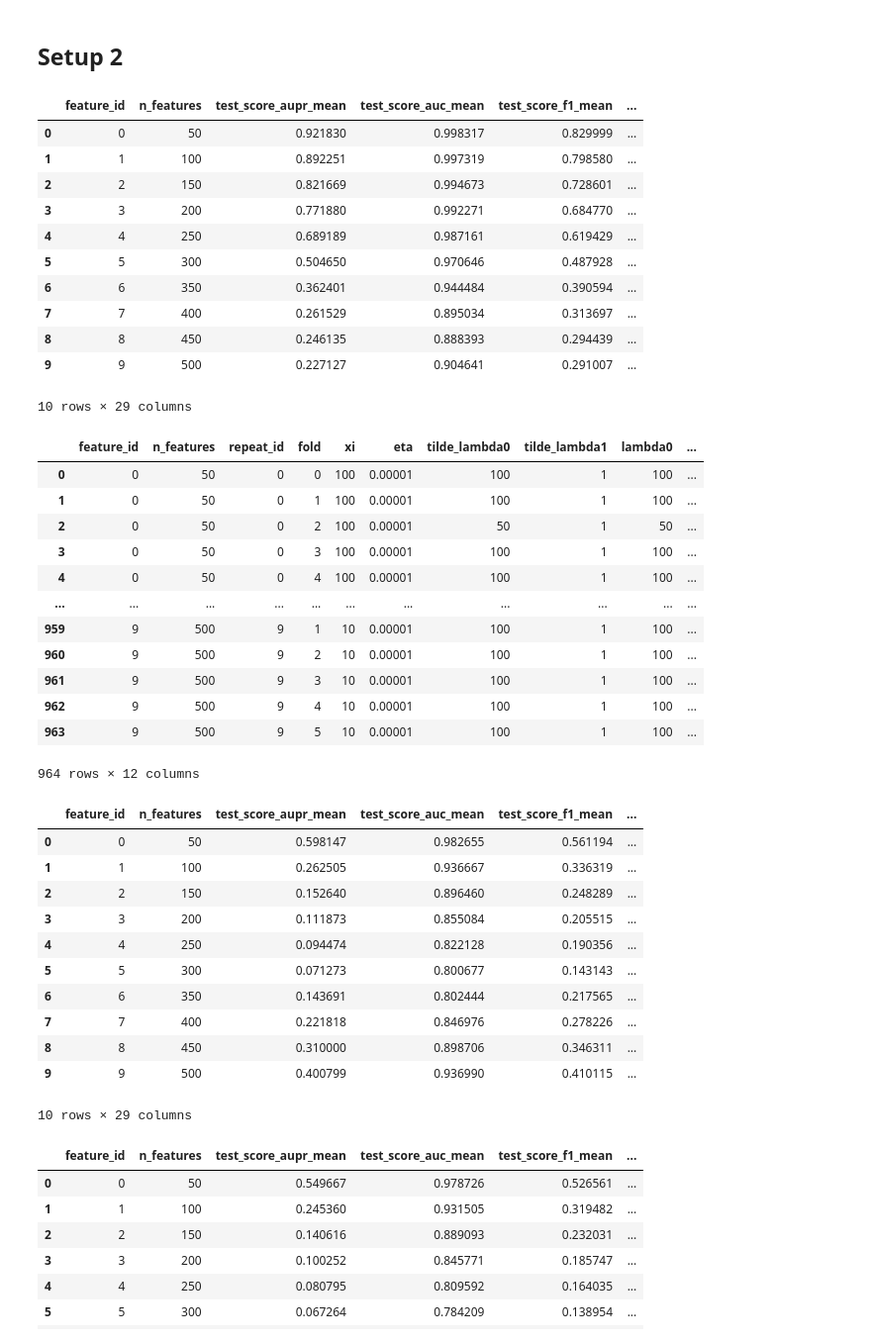
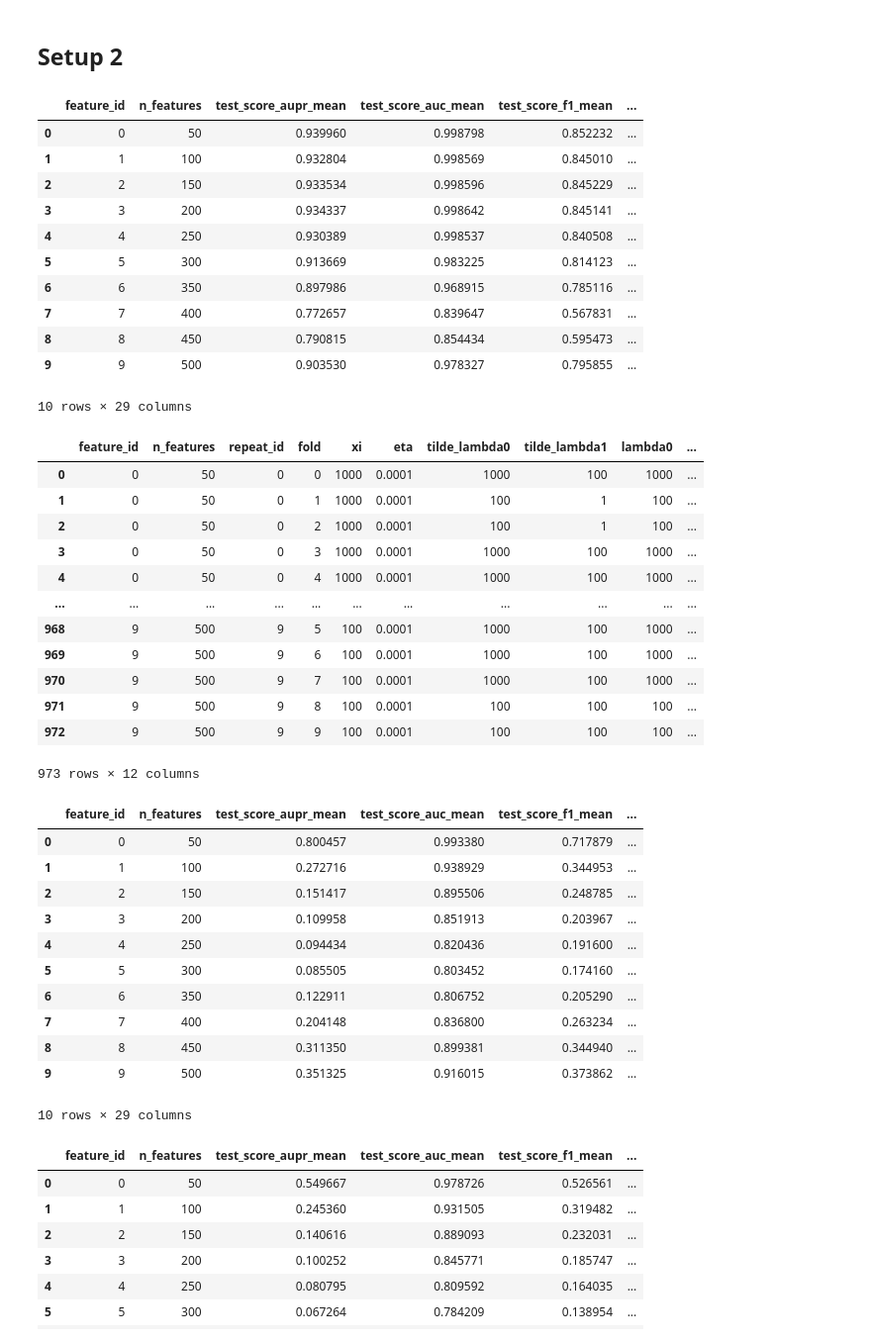
Before and after one commit to Sijianf/BVSIMC, a Jupyter notebook: scripts/simulations/cv_summary.ipynb, the cells around one changed output. Shown at 99% size. Saved outputs shown, nothing was run; the diff lists cells and outputs as text; code cells hidden in the pictures.

```diff
--- a/scripts/simulations/cv_summary.ipynb
+++ b/scripts/simulations/cv_summary.ipynb
@@ -846,6 +846,8 @@ HYPERPARAM_COLS = {
     "sgimc":  ["C_lasso", "C_group", "C_ridge", "rank"],
     "imc":    ["C_lasso", "C_group", "C_ridge", "lamb", "rank"],
     "drimc":  ["lamU", "lamV", "cc", "iterpara", "numLat"],
+    "nrlmf":  ["c", "K1", "K2", "r", "lambda_d", "lambda_t",
+               "alpha", "beta", "theta", "max_iter"],
 }
 
 
@@ -1043,40 +1045,40 @@ PATH_OUTPUT = os.path.join(PATH_ROOT, "outputs/results/simulations/masked_ones")
 # %%
 res_b = summarize_method(
     output_dir  = PATH_OUTPUT,
     method_name = "bissgl",
-    val_metric  = "auc",
-    filters     = {"xi": 100},
+    val_metric  = "f1",
+    # filters     = {"xi": 100},
 )
 res_b["final"]
 # %% [output]
 |  | feature_id | n_features | test_score_aupr_mean | test_score_auc_mean | test_score_f1_mean | ... |
-| 0 | 0 | 50 | 0.921830 | 0.998317 | 0.829999 | ... |
-| 1 | 1 | 100 | 0.892251 | 0.997319 | 0.798580 | ... |
-| 2 | 2 | 150 | 0.821669 | 0.994673 | 0.728601 | ... |
-| 3 | 3 | 200 | 0.771880 | 0.992271 | 0.684770 | ... |
-| 4 | 4 | 250 | 0.689189 | 0.987161 | 0.619429 | ... |
-| 5 | 5 | 300 | 0.504650 | 0.970646 | 0.487928 | ... |
-| 6 | 6 | 350 | 0.362401 | 0.944484 | 0.390594 | ... |
-| 7 | 7 | 400 | 0.261529 | 0.895034 | 0.313697 | ... |
-| 8 | 8 | 450 | 0.246135 | 0.888393 | 0.294439 | ... |
-| 9 | 9 | 500 | 0.227127 | 0.904641 | 0.291007 | ... |
+| 0 | 0 | 50 | 0.939960 | 0.998798 | 0.852232 | ... |
+| 1 | 1 | 100 | 0.932804 | 0.998569 | 0.845010 | ... |
+| 2 | 2 | 150 | 0.933534 | 0.998596 | 0.845229 | ... |
+| 3 | 3 | 200 | 0.934337 | 0.998642 | 0.845141 | ... |
+| 4 | 4 | 250 | 0.930389 | 0.998537 | 0.840508 | ... |
+| 5 | 5 | 300 | 0.913669 | 0.983225 | 0.814123 | ... |
+| 6 | 6 | 350 | 0.897986 | 0.968915 | 0.785116 | ... |
+| 7 | 7 | 400 | 0.772657 | 0.839647 | 0.567831 | ... |
+| 8 | 8 | 450 | 0.790815 | 0.854434 | 0.595473 | ... |
+| 9 | 9 | 500 | 0.903530 | 0.978327 | 0.795855 | ... |
 10 rows × 29 columns
 # %%
 res_b['best_params']
 # %% [output]
 |  | feature_id | n_features | repeat_id | fold | xi | eta | tilde_lambda0 | tilde_lambda1 | lambda0 | ... |
-| 0 | 0 | 50 | 0 | 0 | 100 | 0.00001 | 100 | 1 | 100 | ... |
-| 1 | 0 | 50 | 0 | 1 | 100 | 0.00001 | 100 | 1 | 100 | ... |
-| 2 | 0 | 50 | 0 | 2 | 100 | 0.00001 | 50 | 1 | 50 | ... |
-| 3 | 0 | 50 | 0 | 3 | 100 | 0.00001 | 100 | 1 | 100 | ... |
-| 4 | 0 | 50 | 0 | 4 | 100 | 0.00001 | 100 | 1 | 100 | ... |
+| 0 | 0 | 50 | 0 | 0 | 1000 | 0.0001 | 1000 | 100 | 1000 | ... |
+| 1 | 0 | 50 | 0 | 1 | 1000 | 0.0001 | 100 | 1 | 100 | ... |
+| 2 | 0 | 50 | 0 | 2 | 1000 | 0.0001 | 100 | 1 | 100 | ... |
+| 3 | 0 | 50 | 0 | 3 | 1000 | 0.0001 | 1000 | 100 | 1000 | ... |
+| 4 | 0 | 50 | 0 | 4 | 1000 | 0.0001 | 1000 | 100 | 1000 | ... |
 | ... | ... | ... | ... | ... | ... | ... | ... | ... | ... | ... |
-| 959 | 9 | 500 | 9 | 1 | 10 | 0.00001 | 100 | 1 | 100 | ... |
-| 960 | 9 | 500 | 9 | 2 | 10 | 0.00001 | 100 | 1 | 100 | ... |
-| 961 | 9 | 500 | 9 | 3 | 10 | 0.00001 | 100 | 1 | 100 | ... |
-| 962 | 9 | 500 | 9 | 4 | 10 | 0.00001 | 100 | 1 | 100 | ... |
-| 963 | 9 | 500 | 9 | 5 | 10 | 0.00001 | 100 | 1 | 100 | ... |
+| 968 | 9 | 500 | 9 | 5 | 100 | 0.0001 | 1000 | 100 | 1000 | ... |
+| 969 | 9 | 500 | 9 | 6 | 100 | 0.0001 | 1000 | 100 | 1000 | ... |
+| 970 | 9 | 500 | 9 | 7 | 100 | 0.0001 | 1000 | 100 | 1000 | ... |
+| 971 | 9 | 500 | 9 | 8 | 100 | 0.0001 | 100 | 100 | 100 | ... |
+| 972 | 9 | 500 | 9 | 9 | 100 | 0.0001 | 100 | 100 | 100 | ... |
-964 rows × 12 columns
+973 rows × 12 columns
 # %%
 res_s = summarize_method(
     output_dir  = PATH_OUTPUT,
@@ -1086,16 +1088,16 @@ res_s = summarize_method(
 res_s["final"]
 # %% [output]
 |  | feature_id | n_features | test_score_aupr_mean | test_score_auc_mean | test_score_f1_mean | ... |
-| 0 | 0 | 50 | 0.598147 | 0.982655 | 0.561194 | ... |
-| 1 | 1 | 100 | 0.262505 | 0.936667 | 0.336319 | ... |
-| 2 | 2 | 150 | 0.152640 | 0.896460 | 0.248289 | ... |
-| 3 | 3 | 200 | 0.111873 | 0.855084 | 0.205515 | ... |
-| 4 | 4 | 250 | 0.094474 | 0.822128 | 0.190356 | ... |
-| 5 | 5 | 300 | 0.071273 | 0.800677 | 0.143143 | ... |
-| 6 | 6 | 350 | 0.143691 | 0.802444 | 0.217565 | ... |
-| 7 | 7 | 400 | 0.221818 | 0.846976 | 0.278226 | ... |
-| 8 | 8 | 450 | 0.310000 | 0.898706 | 0.346311 | ... |
-| 9 | 9 | 500 | 0.400799 | 0.936990 | 0.410115 | ... |
+| 0 | 0 | 50 | 0.800457 | 0.993380 | 0.717879 | ... |
+| 1 | 1 | 100 | 0.272716 | 0.938929 | 0.344953 | ... |
+| 2 | 2 | 150 | 0.151417 | 0.895506 | 0.248785 | ... |
+| 3 | 3 | 200 | 0.109958 | 0.851913 | 0.203967 | ... |
+| 4 | 4 | 250 | 0.094434 | 0.820436 | 0.191600 | ... |
+| 5 | 5 | 300 | 0.085505 | 0.803452 | 0.174160 | ... |
+| 6 | 6 | 350 | 0.122911 | 0.806752 | 0.205290 | ... |
+| 7 | 7 | 400 | 0.204148 | 0.836800 | 0.263234 | ... |
+| 8 | 8 | 450 | 0.311350 | 0.899381 | 0.344940 | ... |
+| 9 | 9 | 500 | 0.351325 | 0.916015 | 0.373862 | ... |
 10 rows × 29 columns
 # %%
 # from summarize_masked import summarize_method
```
Also changed, not shown: parts of 9 cells of this notebook, 14 other files.
